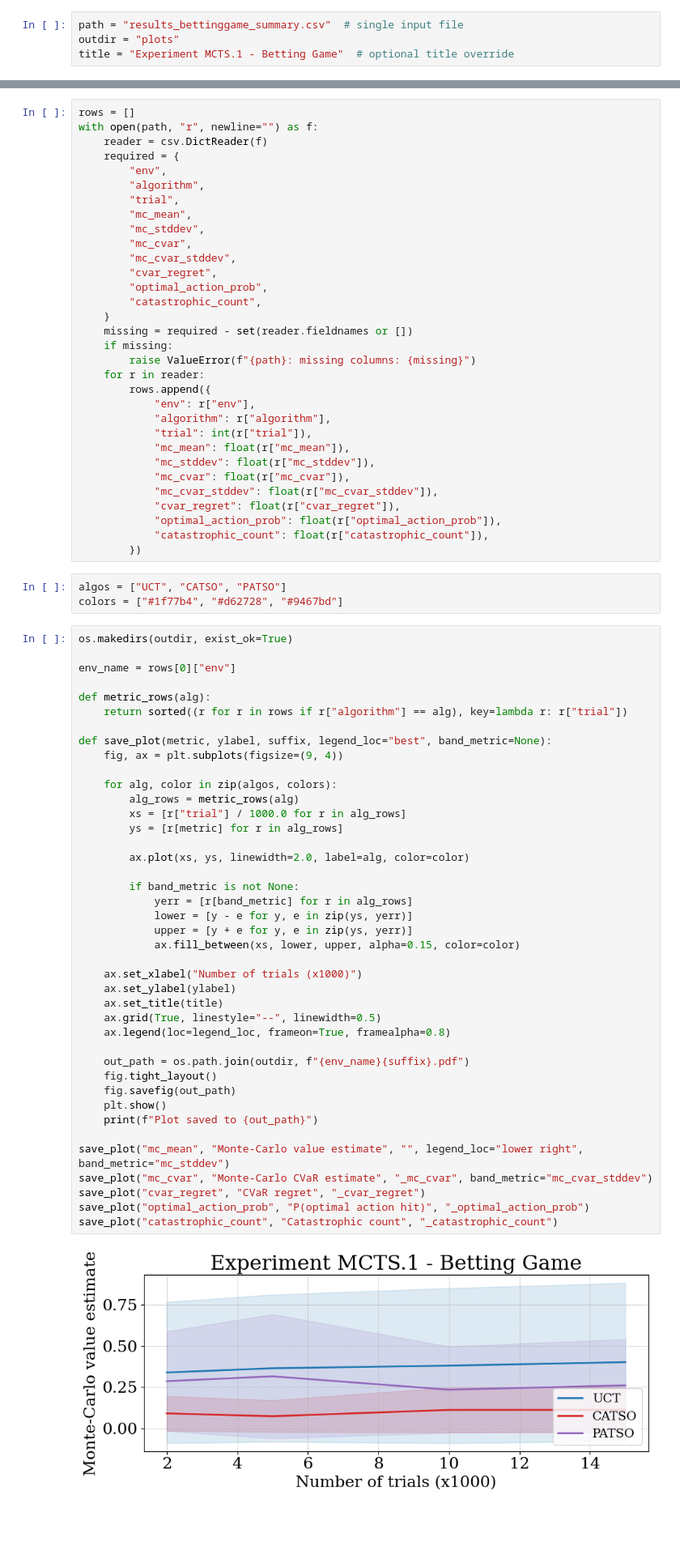
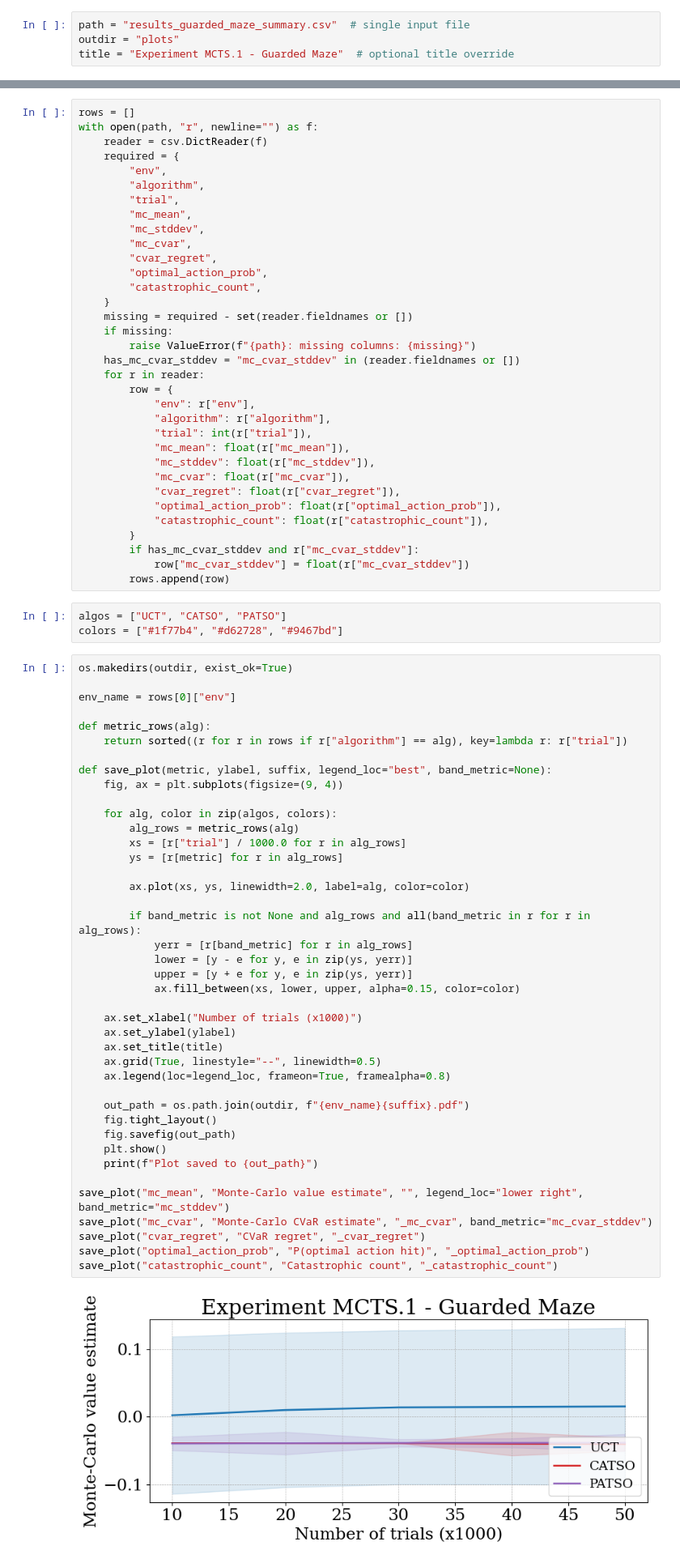
Before and after one commit to otimeotime/catso-patso, a Jupyter notebook: plot.ipynb, the cells around one changed output, grey strips where cells are left out. Shown at 81% size. Drawn from its saved outputs; the diff is of its cells as text; blank space fills up the shorter version.

```diff
--- a/plot.ipynb
+++ b/plot.ipynb
@@ -7,9 +7,9 @@ import shutil
 import matplotlib as mpl
 import matplotlib.pyplot as plt
 # %%
-path = "results_bettinggame_summary.csv"  # single input file
+path = "results_guarded_maze_summary.csv"  # single input file
 outdir = "plots"
-title = "Experiment MCTS.1 - Betting Game"  # optional title override
+title = "Experiment MCTS.1 - Guarded Maze"  # optional title override
 # %%
 has_latex = shutil.which("latex") is not None
 
@@ -51,7 +51,6 @@ with open(path, "r", newline="") as f:
         "mc_mean",
         "mc_stddev",
         "mc_cvar",
-        "mc_cvar_stddev",
         "cvar_regret",
         "optimal_action_prob",
         "catastrophic_count",
@@ -59,19 +58,22 @@ with open(path, "r", newline="") as f:
     missing = required - set(reader.fieldnames or [])
     if missing:
         raise ValueError(f"{path}: missing columns: {missing}")
+    has_mc_cvar_stddev = "mc_cvar_stddev" in (reader.fieldnames or [])
     for r in reader:
-        rows.append({
+        row = {
             "env": r["env"],
             "algorithm": r["algorithm"],
             "trial": int(r["trial"]),
             "mc_mean": float(r["mc_mean"]),
             "mc_stddev": float(r["mc_stddev"]),
             "mc_cvar": float(r["mc_cvar"]),
-            "mc_cvar_stddev": float(r["mc_cvar_stddev"]),
             "cvar_regret": float(r["cvar_regret"]),
             "optimal_action_prob": float(r["optimal_action_prob"]),
             "catastrophic_count": float(r["catastrophic_count"]),
-        })
+        }
+        if has_mc_cvar_stddev and r["mc_cvar_stddev"]:
+            row["mc_cvar_stddev"] = float(r["mc_cvar_stddev"])
+        rows.append(row)
 # %%
 algos = ["UCT", "CATSO", "PATSO"]
 colors = ["#1f77b4", "#d62728", "#9467bd"]
@@ -89,32 +91,32 @@ def save_plot(metric, ylabel, suffix, legend_loc="best", band_metric=None):
     for alg, color in zip(algos, colors):
         alg_rows = metric_rows(alg)
         xs = [r["trial"] / 1000.0 for r in alg_rows]
         ys = [r[metric] for r in alg_rows]
 
         ax.plot(xs, ys, linewidth=2.0, label=alg, color=color)
 
-        if band_metric is not None:
+        if band_metric is not None and alg_rows and all(band_metric in r for r in alg_rows):
             yerr = [r[band_metric] for r in alg_rows]
             lower = [y - e for y, e in zip(ys, yerr)]
             upper = [y + e for y, e in zip(ys, yerr)]
             ax.fill_between(xs, lower, upper, alpha=0.15, color=color)
 
     ax.set_xlabel("Number of trials (x1000)")
     ax.set_ylabel(ylabel)
     ax.set_title(title)
     ax.grid(True, linestyle="--", linewidth=0.5)
     ax.legend(loc=legend_loc, frameon=True, framealpha=0.8)
 
     out_path = os.path.join(outdir, f"{env_name}{suffix}.pdf")
     fig.tight_layout()
     fig.savefig(out_path)
     plt.show()
     print(f"Plot saved to {out_path}")
 
 save_plot("mc_mean", "Monte-Carlo value estimate", "", legend_loc="lower right", band_metric="mc_stddev")
 save_plot("mc_cvar", "Monte-Carlo CVaR estimate", "_mc_cvar", band_metric="mc_cvar_stddev")
 save_plot("cvar_regret", "CVaR regret", "_cvar_regret")
 save_plot("optimal_action_prob", "P(optimal action hit)", "_optimal_action_prob")
 save_plot("catastrophic_count", "Catastrophic count", "_catastrophic_count")
 # %% [output]
-[figure, old version]
+[figure, new version]
```
Also changed, not shown: parts of 1 cell of this notebook, 19 other files.
